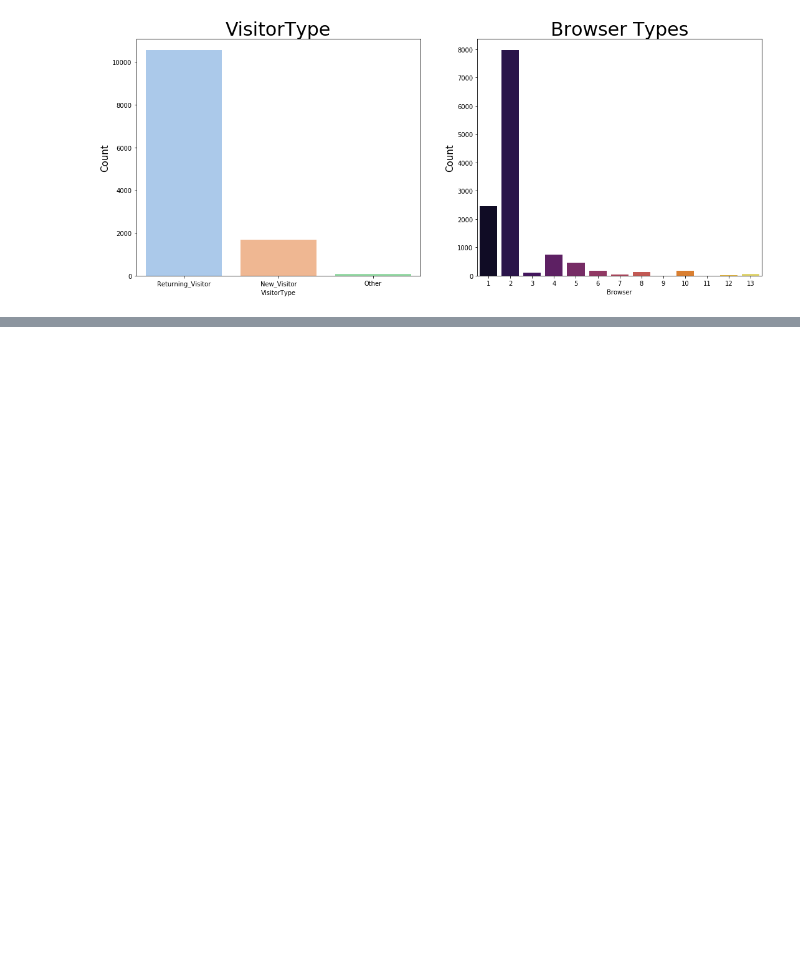
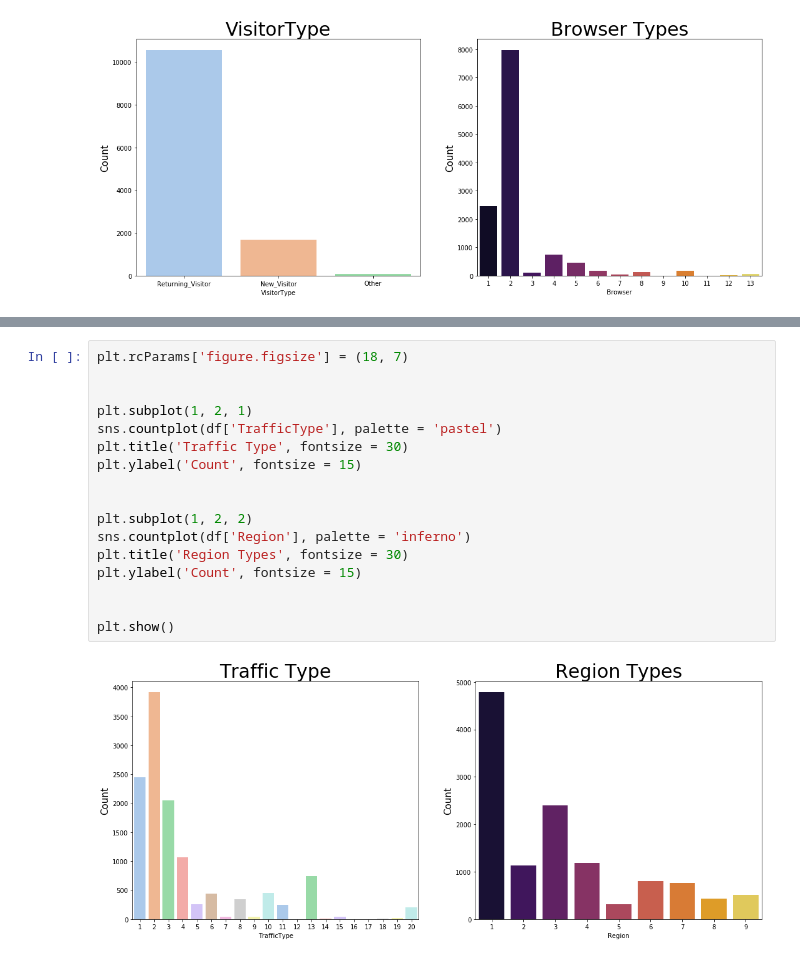
Before and after one commit to Shaila96/kaggle-dataset-analysis, a Jupyter notebook: OnlineShoppersIntention/EDA.ipynb, the cells around one changed output, grey strips where cells are left out. Cells and saved outputs as stored; diff of their text form; blank space fills up the shorter version.

```diff
--- a/OnlineShoppersIntention/EDA.ipynb
+++ b/OnlineShoppersIntention/EDA.ipynb
@@ -117,0 +117,19 @@ plt.show()
+# %%
+plt.rcParams['figure.figsize'] = (18, 7)
+
+
+plt.subplot(1, 2, 1)
+sns.countplot(df['TrafficType'], palette = 'pastel')
+plt.title('Traffic Type', fontsize = 30)
+plt.ylabel('Count', fontsize = 15)
+
+
+plt.subplot(1, 2, 2)
+sns.countplot(df['Region'], palette = 'inferno')
+plt.title('Region Types', fontsize = 30)
+plt.ylabel('Count', fontsize = 15)
+
+
+plt.show()
+# %% [output]
+[figure, added]
```
Also changed, not shown: parts of 10 cells of this notebook.
